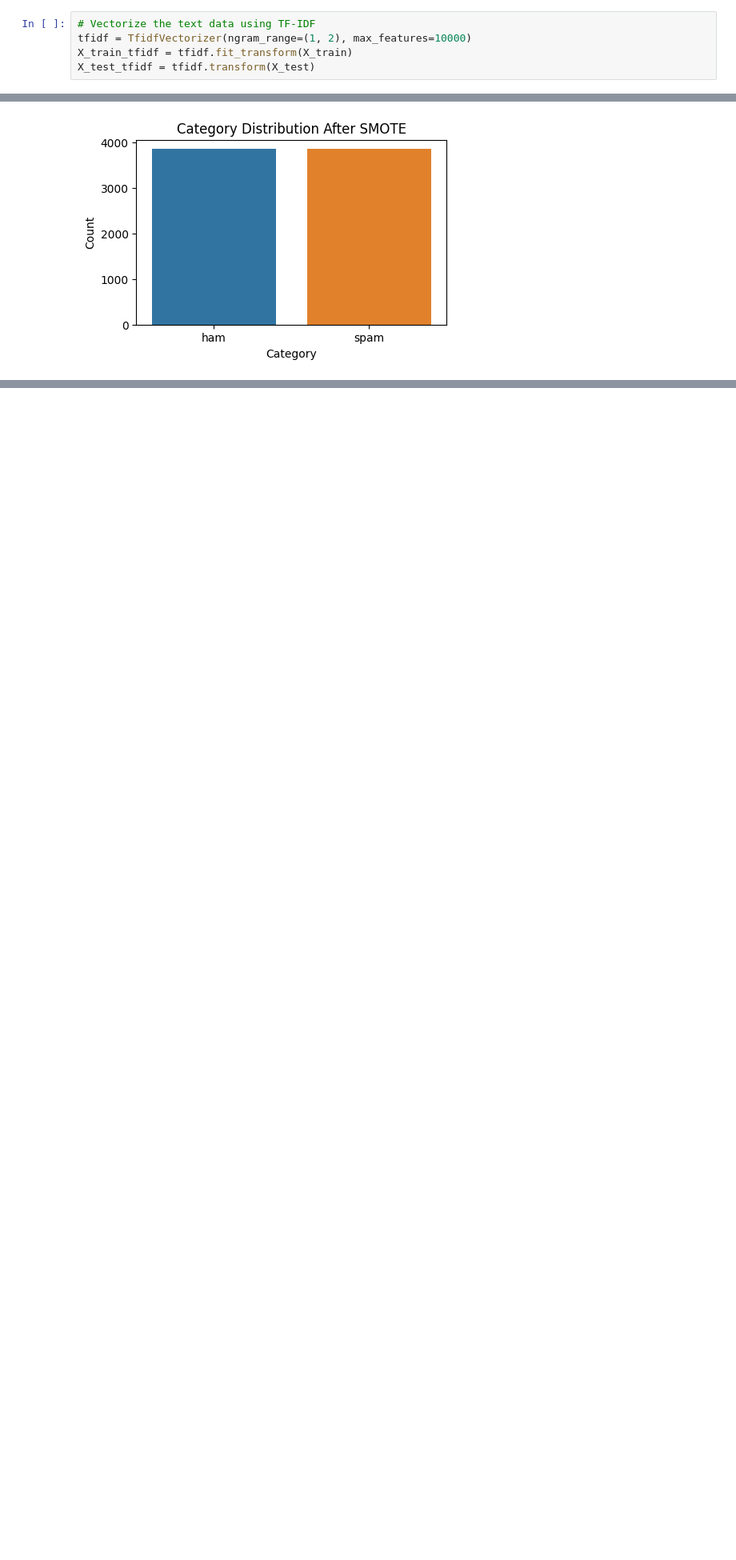
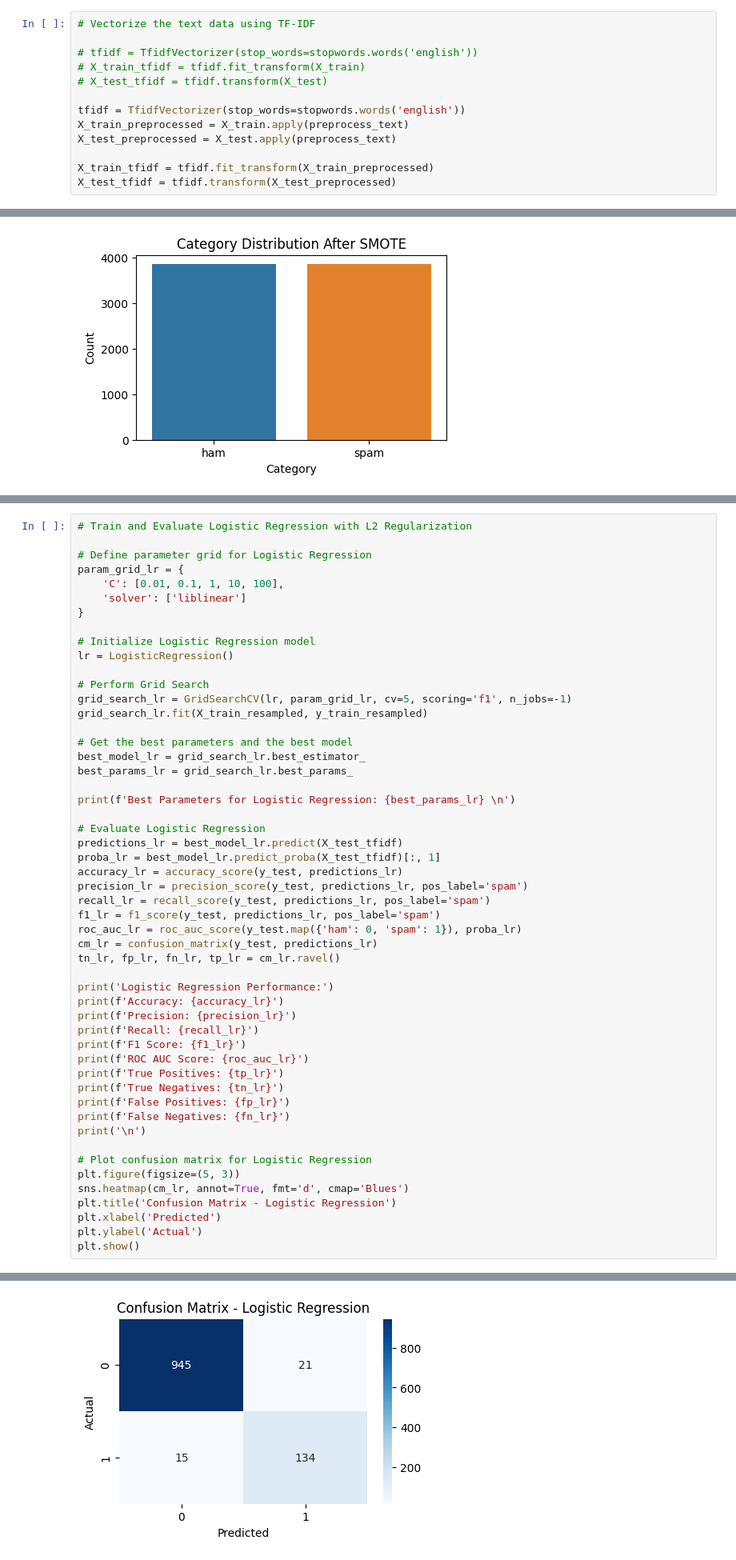
Before and after one commit to Slimcent/Spam-Message-Detection, a Jupyter notebook: Spam_Message_Detection.ipynb, the cells around one changed output, grey strips where cells are left out. Shown at 80% size. Drawn from its saved outputs; the diff is of its cells as text; blank space fills up the shorter version.

```diff
--- a/Spam_Message_Detection.ipynb
+++ b/Spam_Message_Detection.ipynb
@@ -209,9 +224,17 @@ plt.show()
 Feature engineering using TF-IDF Vectorization
 # %%
 # Vectorize the text data using TF-IDF
-tfidf = TfidfVectorizer(ngram_range=(1, 2), max_features=10000)
-X_train_tfidf = tfidf.fit_transform(X_train)
-X_test_tfidf = tfidf.transform(X_test)
+
+# tfidf = TfidfVectorizer(stop_words=stopwords.words('english'))
+# X_train_tfidf = tfidf.fit_transform(X_train)
+# X_test_tfidf = tfidf.transform(X_test)
+
+tfidf = TfidfVectorizer(stop_words=stopwords.words('english'))
+X_train_preprocessed = X_train.apply(preprocess_text)
+X_test_preprocessed = X_test.apply(preprocess_text)
+
+X_train_tfidf = tfidf.fit_transform(X_train_preprocessed)
+X_test_tfidf = tfidf.transform(X_test_preprocessed)
 # %% [markdown]
 Handle Class Imbalance using SMOTE for Oversampling
 # %%
@@ -240,0 +266,53 @@ plt.show()
+# %%
+# Train and Evaluate Logistic Regression with L2 Regularization
+
+# Define parameter grid for Logistic Regression
+param_grid_lr = {
+    'C': [0.01, 0.1, 1, 10, 100],
+    'solver': ['liblinear']
+}
+
+# Initialize Logistic Regression model
+lr = LogisticRegression()
+
+# Perform Grid Search
+grid_search_lr = GridSearchCV(lr, param_grid_lr, cv=5, scoring='f1', n_jobs=-1)
+grid_search_lr.fit(X_train_resampled, y_train_resampled)
+
+# Get the best parameters and the best model
+best_model_lr = grid_search_lr.best_estimator_
+best_params_lr = grid_search_lr.best_params_
+
+print(f'Best Parameters for Logistic Regression: {best_params_lr} \n')
+
+# Evaluate Logistic Regression
+predictions_lr = best_model_lr.predict(X_test_tfidf)
+proba_lr = best_model_lr.predict_proba(X_test_tfidf)[:, 1]
+accuracy_lr = accuracy_score(y_test, predictions_lr)
+precision_lr = precision_score(y_test, predictions_lr, pos_label='spam')
+recall_lr = recall_score(y_test, predictions_lr, pos_label='spam')
+f1_lr = f1_score(y_test, predictions_lr, pos_label='spam')
+roc_auc_lr = roc_auc_score(y_test.map({'ham': 0, 'spam': 1}), proba_lr)
+cm_lr = confusion_matrix(y_test, predictions_lr)
+tn_lr, fp_lr, fn_lr, tp_lr = cm_lr.ravel()
+
+print('Logistic Regression Performance:')
+print(f'Accuracy: {accuracy_lr}')
+print(f'Precision: {precision_lr}')
+print(f'Recall: {recall_lr}')
+print(f'F1 Score: {f1_lr}')
+print(f'ROC AUC Score: {roc_auc_lr}')
+print(f'True Positives: {tp_lr}')
+print(f'True Negatives: {tn_lr}')
+print(f'False Positives: {fp_lr}')
+print(f'False Negatives: {fn_lr}')
+print('\n')
+
+# Plot confusion matrix for Logistic Regression
+plt.figure(figsize=(5, 3))
+sns.heatmap(cm_lr, annot=True, fmt='d', cmap='Blues')
+plt.title('Confusion Matrix - Logistic Regression')
+plt.xlabel('Predicted')
+plt.ylabel('Actual')
+plt.show()
+# %% [output]
@@ -240,0 +331 @@ plt.show()
+[figure, added]
```
Also changed, not shown: parts of 19 cells of this notebook.
